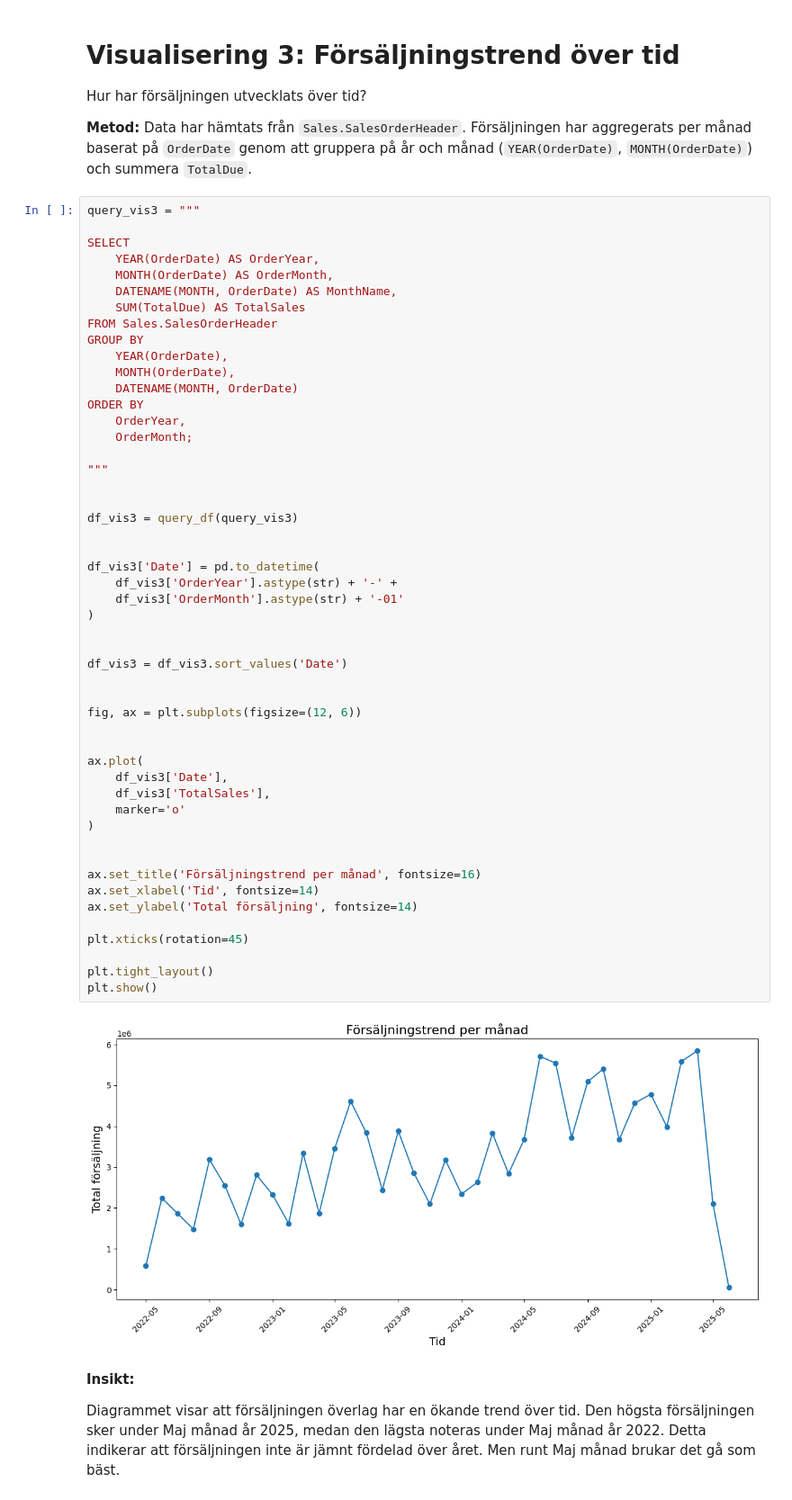
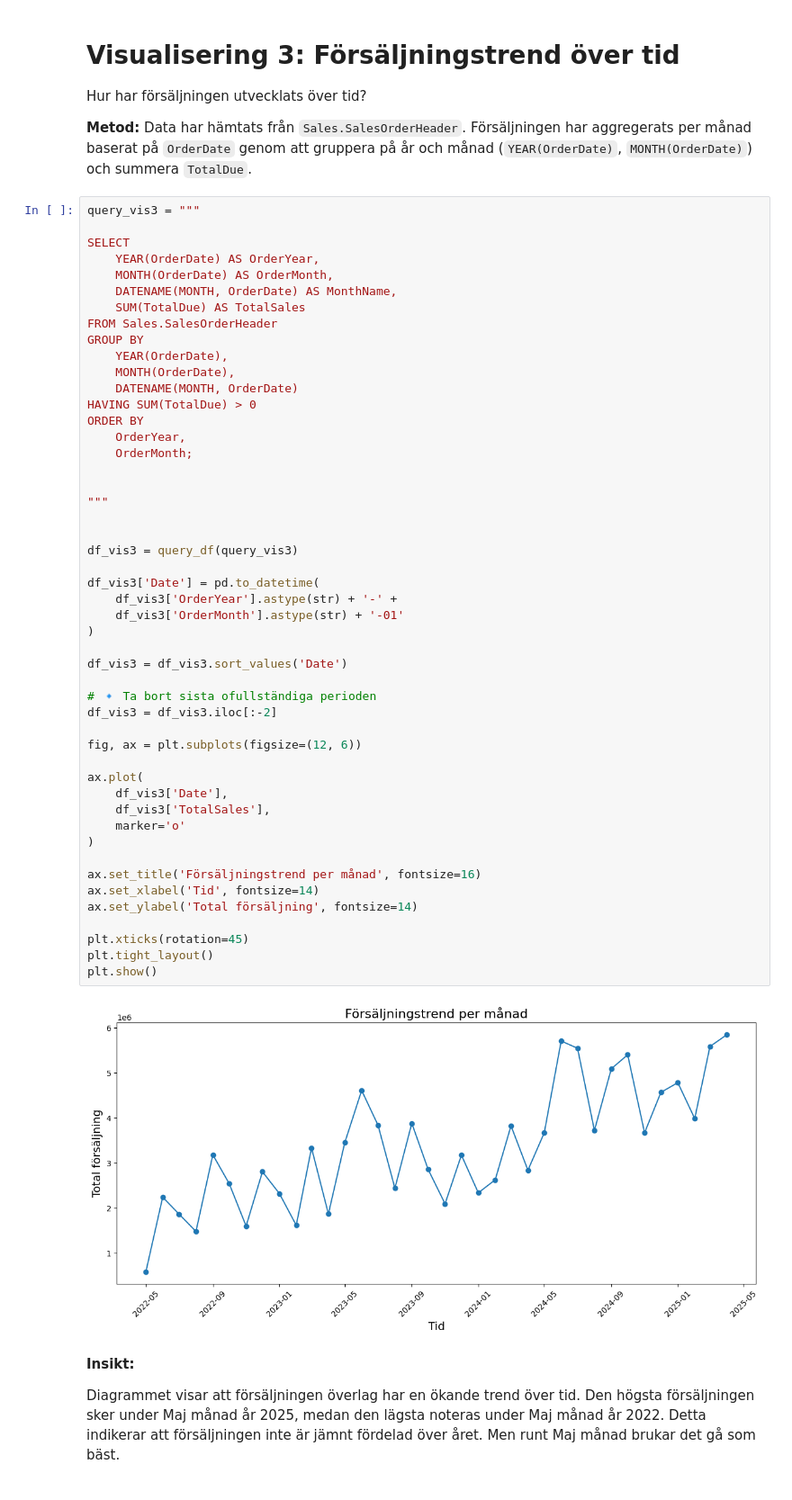
Before and after one commit to danielrangmyr00-spec/AdventureWorks-Analysis, a Jupyter notebook: notebooks/analys.ipynb, the cells around one changed output. Shown at 90% size. Cells and saved outputs as stored; diff of their text form.

```diff
--- a/notebooks/analys.ipynb
+++ b/notebooks/analys.ipynb
@@ -156,45 +156,44 @@ GROUP BY
     YEAR(OrderDate),
     MONTH(OrderDate),
     DATENAME(MONTH, OrderDate)
+HAVING SUM(TotalDue) > 0
 ORDER BY
     OrderYear,
     OrderMonth;
+
 
 """
 
 
 df_vis3 = query_df(query_vis3)
 
-
 df_vis3['Date'] = pd.to_datetime(
     df_vis3['OrderYear'].astype(str) + '-' +
     df_vis3['OrderMonth'].astype(str) + '-01'
 )
 
-
 df_vis3 = df_vis3.sort_values('Date')
 
+# 🔹 Ta bort sista ofullständiga perioden
+df_vis3 = df_vis3.iloc[:-2]
 
 fig, ax = plt.subplots(figsize=(12, 6))
-
 
 ax.plot(
     df_vis3['Date'],
     df_vis3['TotalSales'],
     marker='o'
 )
 
-
 ax.set_title('Försäljningstrend per månad', fontsize=16)
 ax.set_xlabel('Tid', fontsize=14)
 ax.set_ylabel('Total försäljning', fontsize=14)
 
 plt.xticks(rotation=45)
-
 plt.tight_layout()
 plt.show()
 # %% [output]
-[figure, old version]
+[figure, new version]
 # %% [markdown]
 **Insikt:**
 
```
Also changed, not shown: parts of 3 cells of this notebook.
